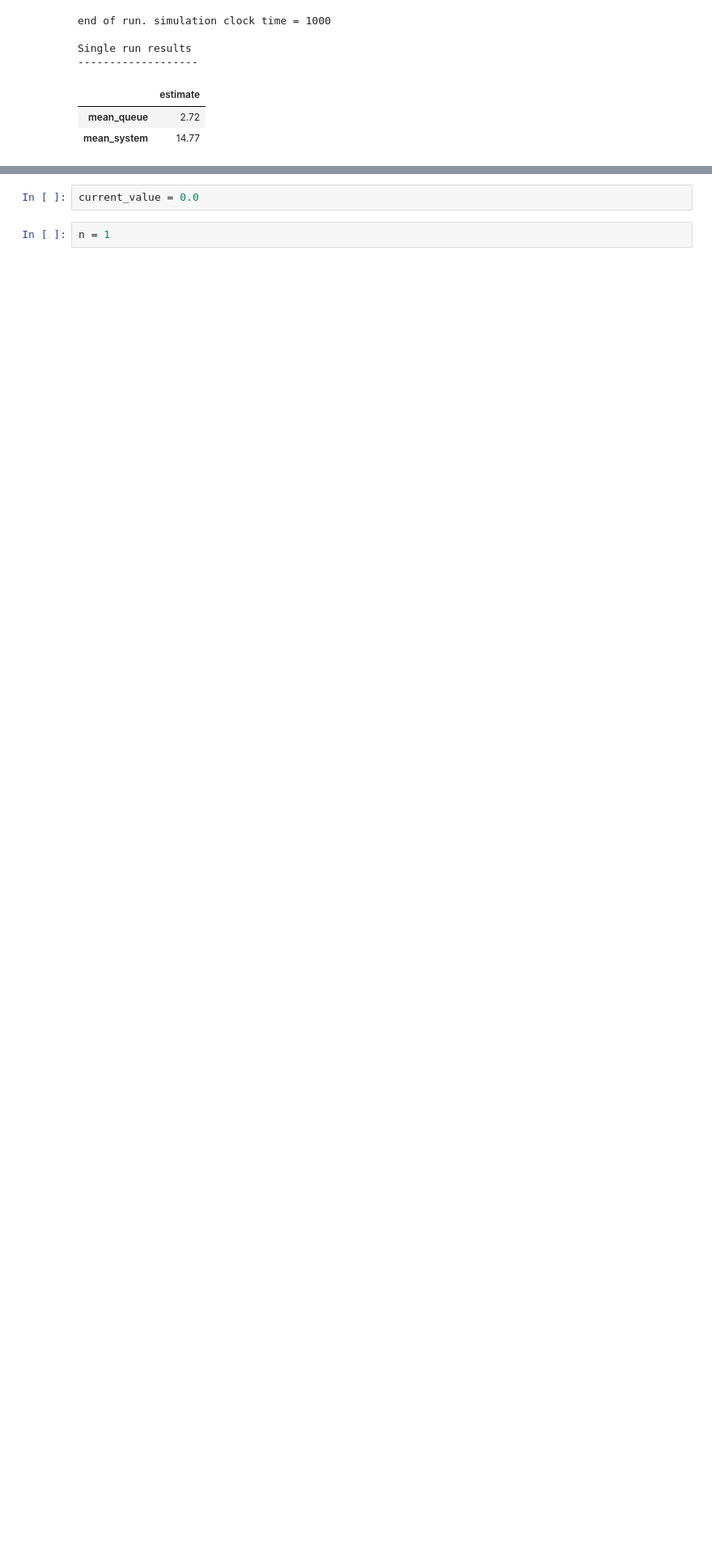
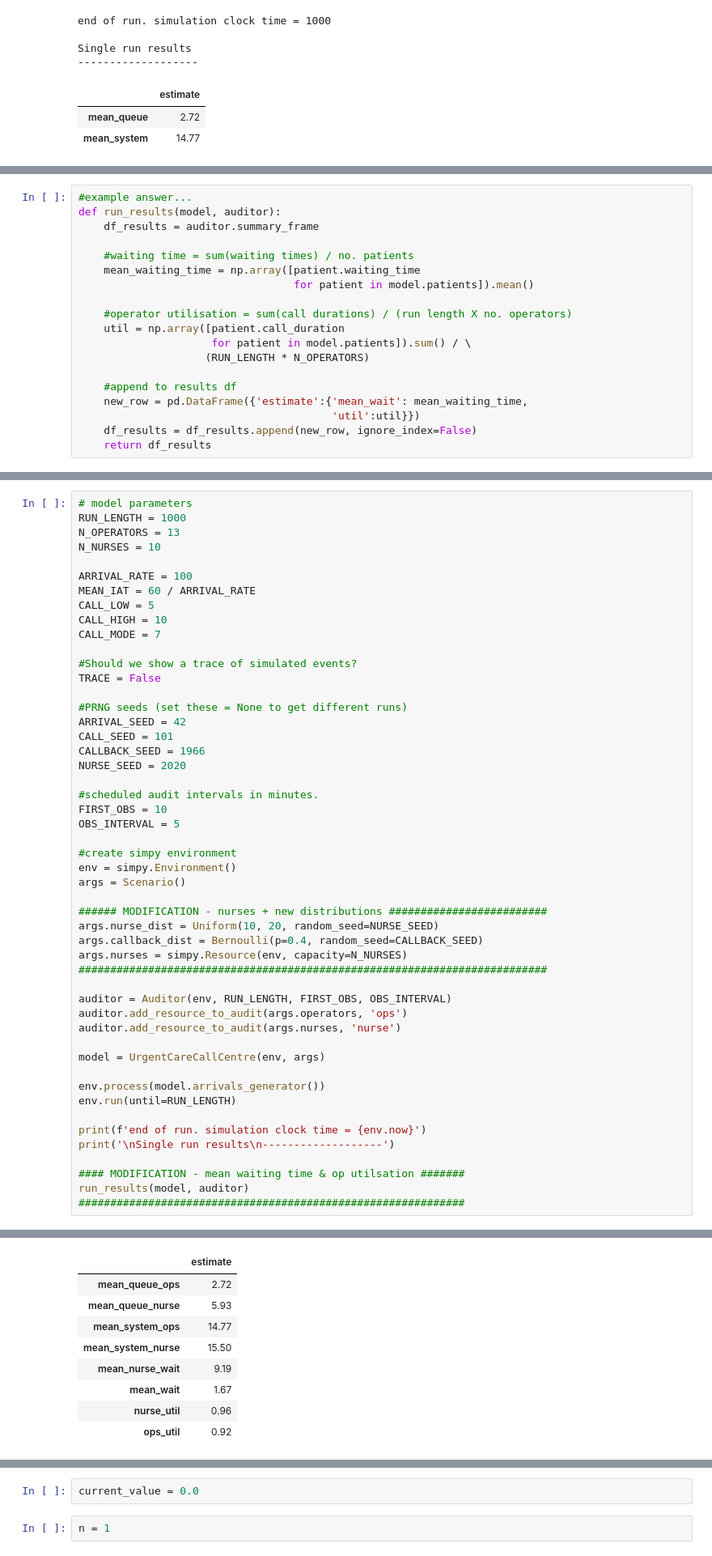
Before and after one commit to health-data-science-OR/stochastic_systems, a Jupyter notebook: labs/simulation/simulation_lab1.ipynb, the cells around one changed output, grey strips where cells are left out. Shown at 81% size. Cells and saved outputs as stored; diff of their text form; blank space fills up the shorter version.

Commit message:
MonitoredResource adv

```diff
--- a/labs/simulation/simulation_lab1.ipynb
+++ b/labs/simulation/simulation_lab1.ipynb
@@ -1477,0 +1618,19 @@ Single run results
+# %%
+#example answer...
+def run_results(model, auditor):
+    df_results = auditor.summary_frame
+
+    #waiting time = sum(waiting times) / no. patients
+    mean_waiting_time = np.array([patient.waiting_time
+                                  for patient in model.patients]).mean()
+
+    #operator utilisation = sum(call durations) / (run length X no. operators)
+    util = np.array([patient.call_duration
+                     for patient in model.patients]).sum() / \
+                    (RUN_LENGTH * N_OPERATORS)
+
+    #append to results df
+    new_row = pd.DataFrame({'estimate':{'mean_wait': mean_waiting_time,
+                                        'util':util}})
+    df_results = df_results.append(new_row, ignore_index=False)
+    return df_results
@@ -1477,0 +1900,51 @@ Single run results
+# %%
+# model parameters
+RUN_LENGTH = 1000
+N_OPERATORS = 13
+N_NURSES = 10
+
+ARRIVAL_RATE = 100
+MEAN_IAT = 60 / ARRIVAL_RATE
+CALL_LOW = 5
+CALL_HIGH = 10
+CALL_MODE = 7
+
+#Should we show a trace of simulated events?
+TRACE = False
+
+#PRNG seeds (set these = None to get different runs)
+ARRIVAL_SEED = 42
+CALL_SEED = 101
+CALLBACK_SEED = 1966
+NURSE_SEED = 2020
+
+#scheduled audit intervals in minutes.
+FIRST_OBS = 10
+OBS_INTERVAL = 5
+
+#create simpy environment
+env = simpy.Environment()
+args = Scenario()
+
+###### MODIFICATION - nurses + new distributions #########################
+args.nurse_dist = Uniform(10, 20, random_seed=NURSE_SEED)
+args.callback_dist = Bernoulli(p=0.4, random_seed=CALLBACK_SEED)
+args.nurses = simpy.Resource(env, capacity=N_NURSES)
+##########################################################################
+
+auditor = Auditor(env, RUN_LENGTH, FIRST_OBS, OBS_INTERVAL)
+auditor.add_resource_to_audit(args.operators, 'ops')
+auditor.add_resource_to_audit(args.nurses, 'nurse')
+
+model = UrgentCareCallCentre(env, args)
+
+env.process(model.arrivals_generator())
+env.run(until=RUN_LENGTH)
+
+print(f'end of run. simulation clock time = {env.now}')
+print('\nSingle run results\n-------------------')
+
+#### MODIFICATION - mean waiting time & op utilsation #######
+run_results(model, auditor)
+#############################################################
+# %% [output]
@@ -1478,2 +1955,11 @@ Single run results
+|  | estimate |
+| mean_queue_ops | 2.72 |
+| mean_queue_nurse | 5.93 |
+| mean_system_ops | 14.77 |
+| mean_system_nurse | 15.50 |
+| mean_nurse_wait | 9.19 |
+| mean_wait | 1.67 |
+| nurse_util | 0.96 |
+| ops_util | 0.92 |
 # %%
 class MonitoredPatient(Patient):
```
Also changed, not shown: parts of 39 cells of this notebook, 1 other file.
